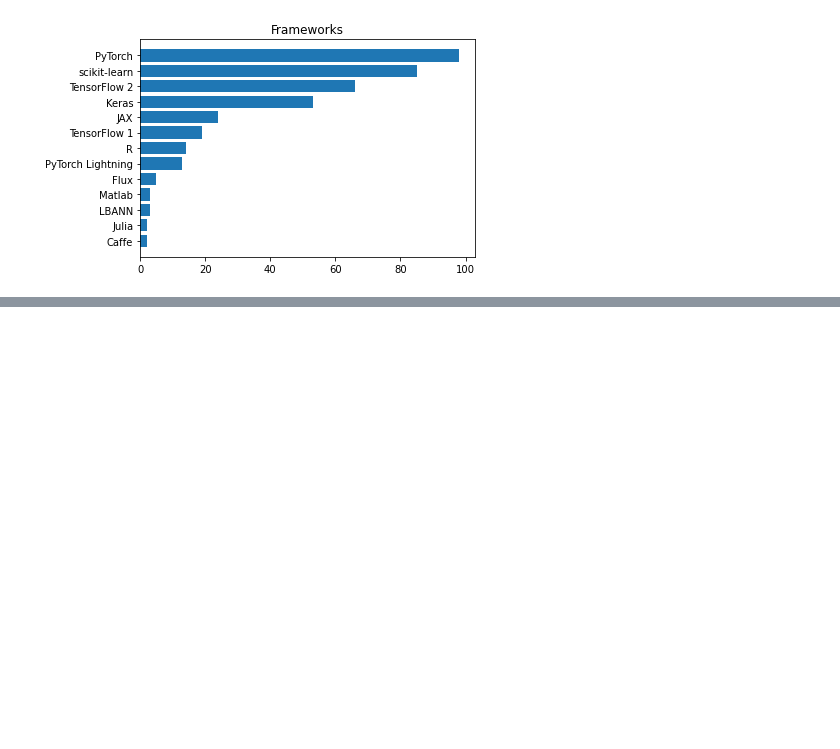
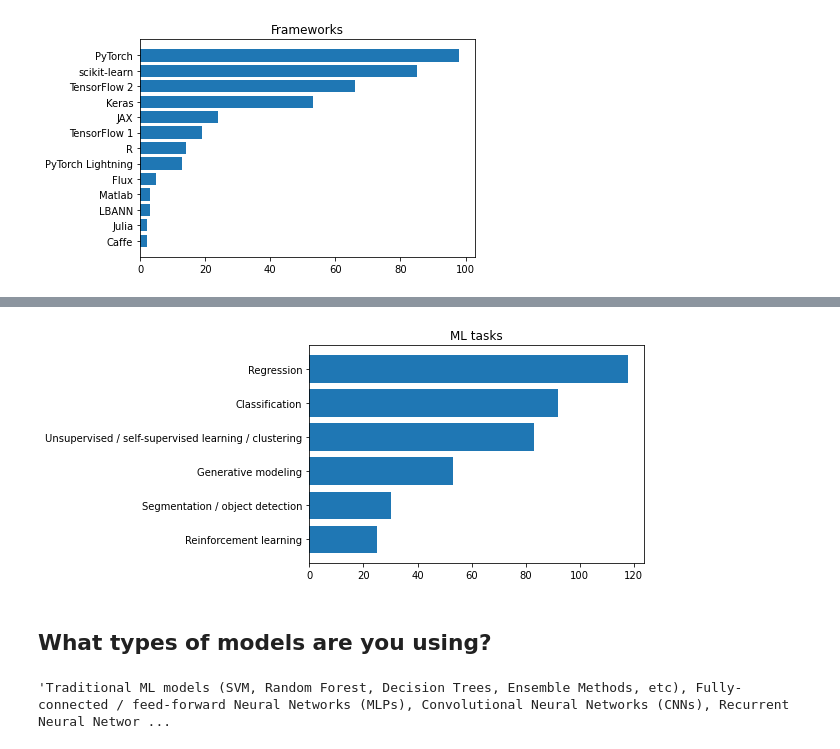
Before and after one commit to sparticlesteve/nersc-ml-survey, a Jupyter notebook: survey_analysis.ipynb, the cells around one changed output, grey strips where cells are left out. Drawn from its saved outputs; the diff is of its cells as text; code cells hidden in the pictures; blank space fills up the shorter version.

Commit message:
adding more plots

```diff
--- a/survey_analysis.ipynb
+++ b/survey_analysis.ipynb
@@ -154,0 +162,3 @@ ax.set_title('Frameworks');
+# %%
+responses = data.iloc[:,20]
+responses
@@ -154,0 +178,3 @@ ax.set_title('Frameworks');
+# %%
+tasks = split_multi_response(responses)
+tasks
@@ -154,0 +194,7 @@ ax.set_title('Frameworks');
+# %%
+task_counts = tasks.value_counts(ascending=True)
+#task_counts
+# %%
+# Filter rare responses
+task_counts = task_counts[task_counts > 1]
+task_counts
@@ -154,0 +209,10 @@ ax.set_title('Frameworks');
+# %%
+# Make the plot
+fig, ax = plt.subplots()
+
+ax.barh(task_counts.index, task_counts)
+ax.set_title('ML tasks');
+# %% [output]
+[figure, added]
+# %% [markdown]
+## What types of models are you using?
@@ -154,0 +221,4 @@ ax.set_title('Frameworks');
+# %%
+responses[3]
+# %% [output]
+'Traditional ML models (SVM, Random Forest, Decision Trees, Ensemble Methods, etc), Fully-connected / feed-forward Neural Networks (MLPs), Convolutional Neural Networks (CNNs), Recurrent Neural Networ ...
```
Also changed, not shown: parts of 13 cells of this notebook.
